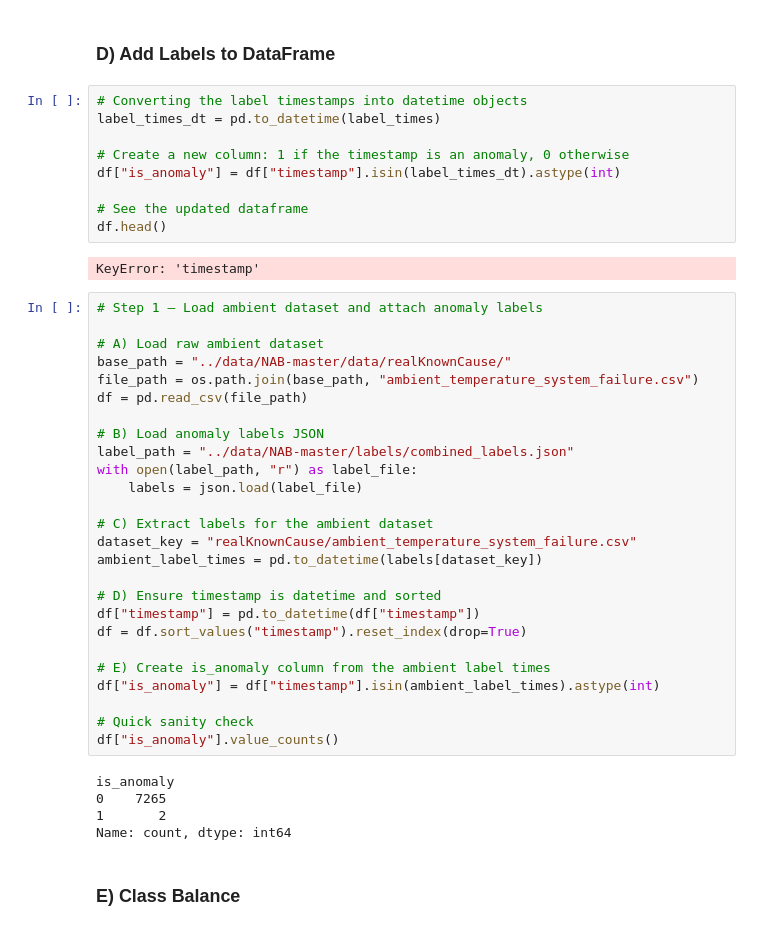
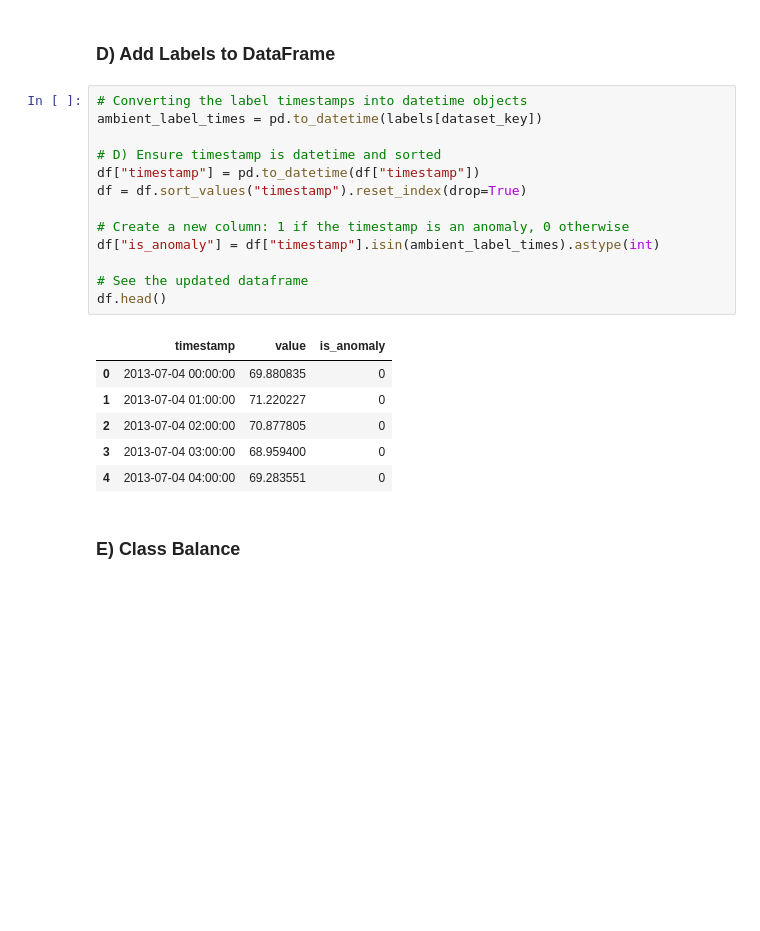
Before and after one commit to Nandipha996/Anomaly-Detection-Research, a Jupyter notebook: notebooks/02_preprocessing_ambient_temperature.ipynb, the cells around one changed output. Cells and saved outputs as stored; diff of their text form; blank space fills up the shorter version.

```diff
--- a/notebooks/02_preprocessing_ambient_temperature.ipynb
+++ b/notebooks/02_preprocessing_ambient_temperature.ipynb
@@ -77,46 +77,24 @@ ambient_label_times
 ### D) Add Labels to DataFrame
 # %%
 # Converting the label timestamps into datetime objects
-label_times_dt = pd.to_datetime(label_times)
+ambient_label_times = pd.to_datetime(labels[dataset_key])
+
+# D) Ensure timestamp is datetime and sorted
+df["timestamp"] = pd.to_datetime(df["timestamp"])
+df = df.sort_values("timestamp").reset_index(drop=True)
 
 # Create a new column: 1 if the timestamp is an anomaly, 0 otherwise
-df["is_anomaly"] = df["timestamp"].isin(label_times_dt).astype(int)
+df["is_anomaly"] = df["timestamp"].isin(ambient_label_times).astype(int)
 
 # See the updated dataframe
 df.head()
 # %% [output]
-KeyError: 'timestamp'
+|  | timestamp | value | is_anomaly |
+| 0 | 2013-07-04 00:00:00 | 69.880835 | 0 |
+| 1 | 2013-07-04 01:00:00 | 71.220227 | 0 |
+| 2 | 2013-07-04 02:00:00 | 70.877805 | 0 |
+| 3 | 2013-07-04 03:00:00 | 68.959400 | 0 |
+| 4 | 2013-07-04 04:00:00 | 69.283551 | 0 |
-# %%
-# Step 1 – Load ambient dataset and attach anomaly labels
-
-# A) Load raw ambient dataset
-base_path = "../data/NAB-master/data/realKnownCause/"
-file_path = os.path.join(base_path, "ambient_temperature_system_failure.csv")
-df = pd.read_csv(file_path)
-
-# B) Load anomaly labels JSON
-label_path = "../data/NAB-master/labels/combined_labels.json"
-with open(label_path, "r") as label_file:
-    labels = json.load(label_file)
-
-# C) Extract labels for the ambient dataset
-dataset_key = "realKnownCause/ambient_temperature_system_failure.csv"
-ambient_label_times = pd.to_datetime(labels[dataset_key])
-
-# D) Ensure timestamp is datetime and sorted
-df["timestamp"] = pd.to_datetime(df["timestamp"])
-df = df.sort_values("timestamp").reset_index(drop=True)
-
-# E) Create is_anomaly column from the ambient label times
-df["is_anomaly"] = df["timestamp"].isin(ambient_label_times).astype(int)
-
-# Quick sanity check
-df["is_anomaly"].value_counts()
-# %% [output]
-is_anomaly
-0    7265
-1       2
-Name: count, dtype: int64
 # %% [markdown]
 ### E) Class Balance
 # %%
```
Also changed, not shown: parts of 7 cells of this notebook, 1 other file.
